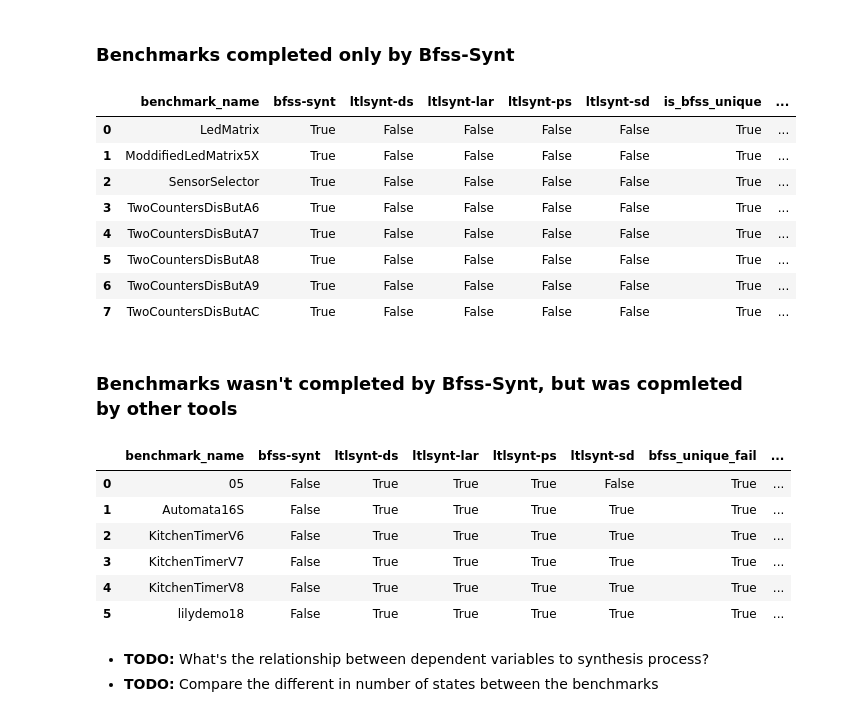
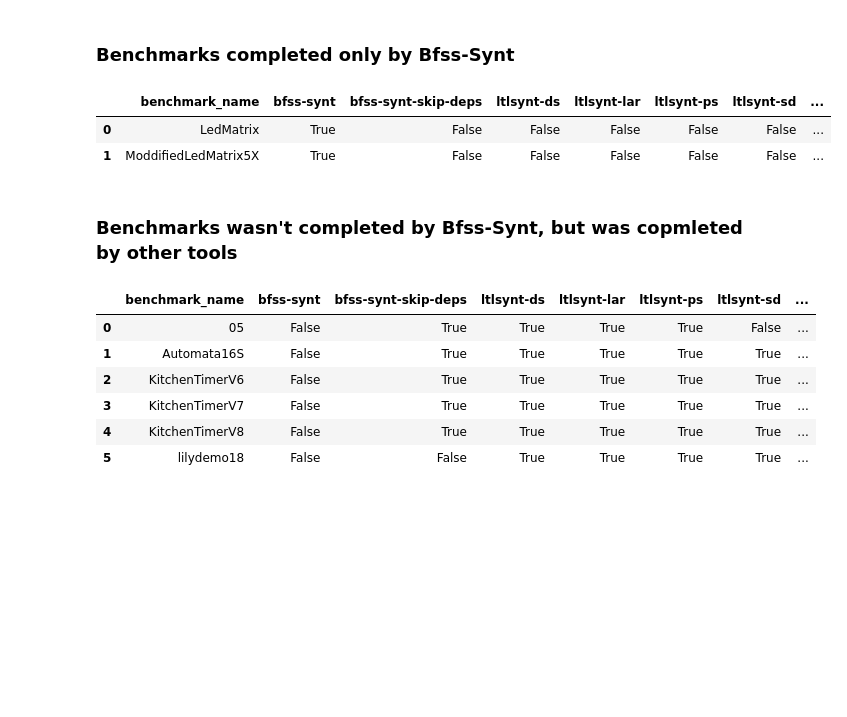
Before and after one commit to eliyaoo32/reactive-synthesis-bfss, a Jupyter notebook: notebooks/synthesis_experiements.ipynb, the cells around one changed output. Saved outputs shown, nothing was run; the diff lists cells and outputs as text; code cells hidden in the pictures; blank space fills up the shorter version.

```diff
--- a/notebooks/synthesis_experiements.ipynb
+++ b/notebooks/synthesis_experiements.ipynb
@@ -41,7 +41,7 @@ class BenchmarkResult:
         benchmark_name = extract_benchmark_name(hoa_filepath)
 
         is_completed = ("REALIZABLE" in hoa) or ("UNREALIZABLE" in hoa)
-        error = "\n".join(hoa.split("\n")[2:])
+        error = "\n".join(hoa.split("\n")[2:]) if not is_completed else None
 
         total_duration = float(re.search(total_duration_rgx, hoa).group(1))
         tool_name = re.search(tool_name_rgx, hoa).group(1)
@@ -257,39 +255,34 @@ plt.legend(bbox_to_anchor=(1.02, 1), loc='upper left', borderaxespad=0);
 ### Benchmarks completed only by Bfss-Synt
 # %%
 # Unique Completed in BFSS-Synt:
+_non_dep_tools = [tool for tool in tools_list if tool != "bfss-synt"]
 unique_bfss_benchmarks = pivoted_benchmarks_df["is_completed"].copy()
 unique_bfss_benchmarks["is_bfss_unique"] = unique_bfss_benchmarks.apply(
-    lambda x: x["bfss-synt"] and not(x["ltlsynt-ds"]) and not(x["ltlsynt-lar"]) and not(x["ltlsynt-ps"]) and not(x["ltlsynt-sd"])
+    lambda x: x["bfss-synt"] and not( any(x[tool] for tool in _non_dep_tools) )
 , axis=1)
 unique_bfss_benchmarks = pd.merge(
     unique_bfss_benchmarks[unique_bfss_benchmarks["is_bfss_unique"] == True],
     dependents_df,
     on='benchmark_name',
     how='left'
 )
 unique_bfss_benchmarks = pd.merge(
     unique_bfss_benchmarks,
     benchmark_metadata,
     on='benchmark_name'
 )
 unique_bfss_benchmarks
 # %% [output]
-|  | benchmark_name | bfss-synt | ltlsynt-ds | ltlsynt-lar | ltlsynt-ps | ltlsynt-sd | is_bfss_unique | ... |
-| 0 | LedMatrix | True | False | False | False | False | True | ... |
-| 1 | ModdifiedLedMatrix5X | True | False | False | False | False | True | ... |
-| 2 | SensorSelector | True | False | False | False | False | True | ... |
-| 3 | TwoCountersDisButA6 | True | False | False | False | False | True | ... |
-| 4 | TwoCountersDisButA7 | True | False | False | False | False | True | ... |
-| 5 | TwoCountersDisButA8 | True | False | False | False | False | True | ... |
-| 6 | TwoCountersDisButA9 | True | False | False | False | False | True | ... |
-| 7 | TwoCountersDisButAC | True | False | False | False | False | True | ... |
+|  | benchmark_name | bfss-synt | bfss-synt-skip-deps | ltlsynt-ds | ltlsynt-lar | ltlsynt-ps | ltlsynt-sd | ... |
+| 0 | LedMatrix | True | False | False | False | False | False | ... |
+| 1 | ModdifiedLedMatrix5X | True | False | False | False | False | False | ... |
 # %% [markdown]
 ### Benchmarks wasn't completed by Bfss-Synt, but was copmleted by other tools
 # %%
 # Couldn't Completed by BFSS-Synt, but by other others:
 bad_bfss_benchmarks = pivoted_benchmarks_df["is_completed"].copy()
 bad_bfss_benchmarks["bfss_unique_fail"] = bad_bfss_benchmarks.apply(
-    lambda x: not x["bfss-synt"] and (x["ltlsynt-ds"] or x["ltlsynt-lar"] or x["ltlsynt-ps"] or x["ltlsynt-sd"])
+    lambda x: not x["bfss-synt"] and any(x[tool] for tool in _non_dep_tools)
 , axis=1)
 
 bad_bfss_benchmarks = pd.merge(
@@ -306,13 +299,10 @@ bad_bfss_benchmarks = pd.merge(
 )
 bad_bfss_benchmarks
 # %% [output]
-|  | benchmark_name | bfss-synt | ltlsynt-ds | ltlsynt-lar | ltlsynt-ps | ltlsynt-sd | bfss_unique_fail | ... |
-| 0 | 05 | False | True | True | True | False | True | ... |
+|  | benchmark_name | bfss-synt | bfss-synt-skip-deps | ltlsynt-ds | ltlsynt-lar | ltlsynt-ps | ltlsynt-sd | ... |
+| 0 | 05 | False | True | True | True | True | False | ... |
 | 1 | Automata16S | False | True | True | True | True | True | ... |
 | 2 | KitchenTimerV6 | False | True | True | True | True | True | ... |
 | 3 | KitchenTimerV7 | False | True | True | True | True | True | ... |
 | 4 | KitchenTimerV8 | False | True | True | True | True | True | ... |
-| 5 | lilydemo18 | False | True | True | True | True | True | ... |
+| 5 | lilydemo18 | False | False | True | True | True | True | ... |
-# %% [markdown]
-* **TODO:** What's the relationship between dependent variables to synthesis process?
-* **TODO:** Compare the different in number of states between the benchmarks
```
Also changed, not shown: parts of 7 cells of this notebook, 12 other files.
